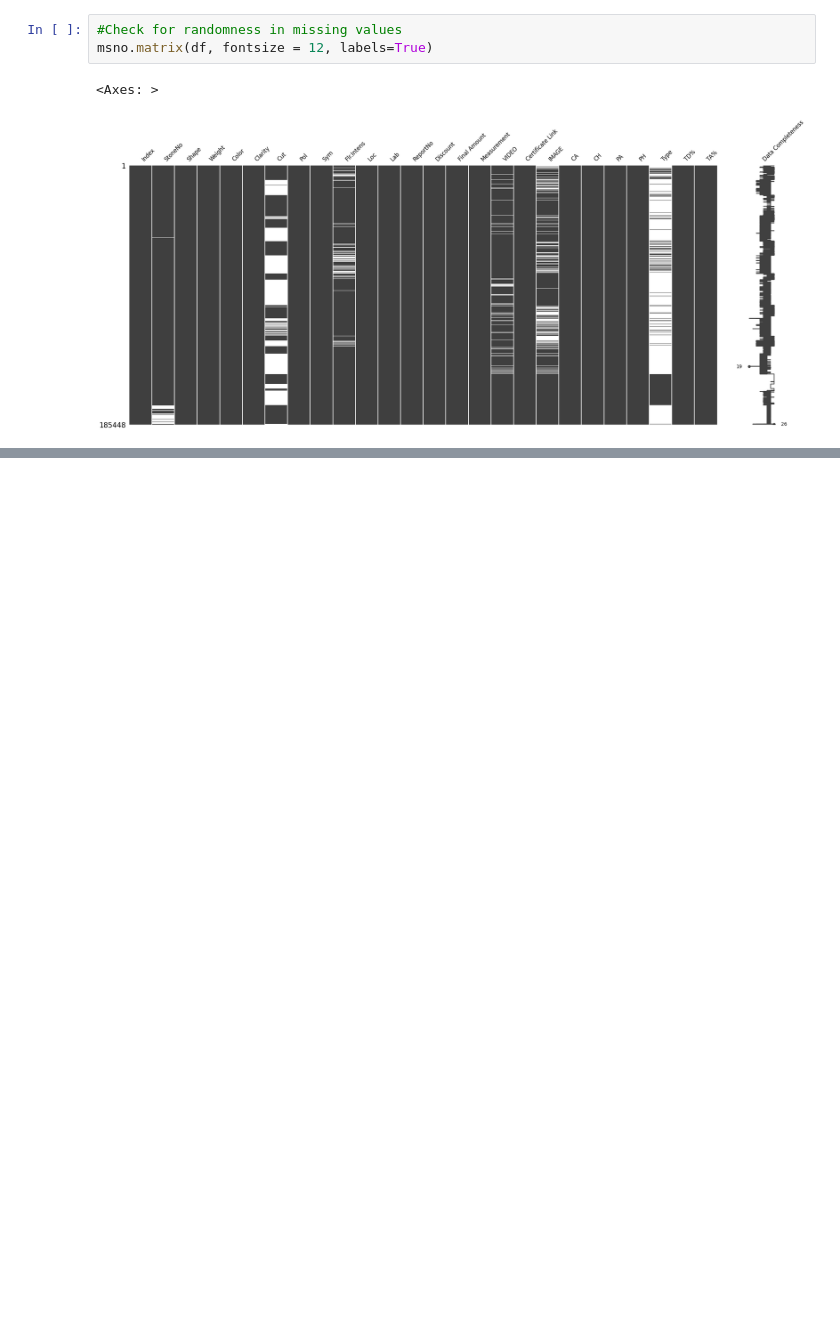
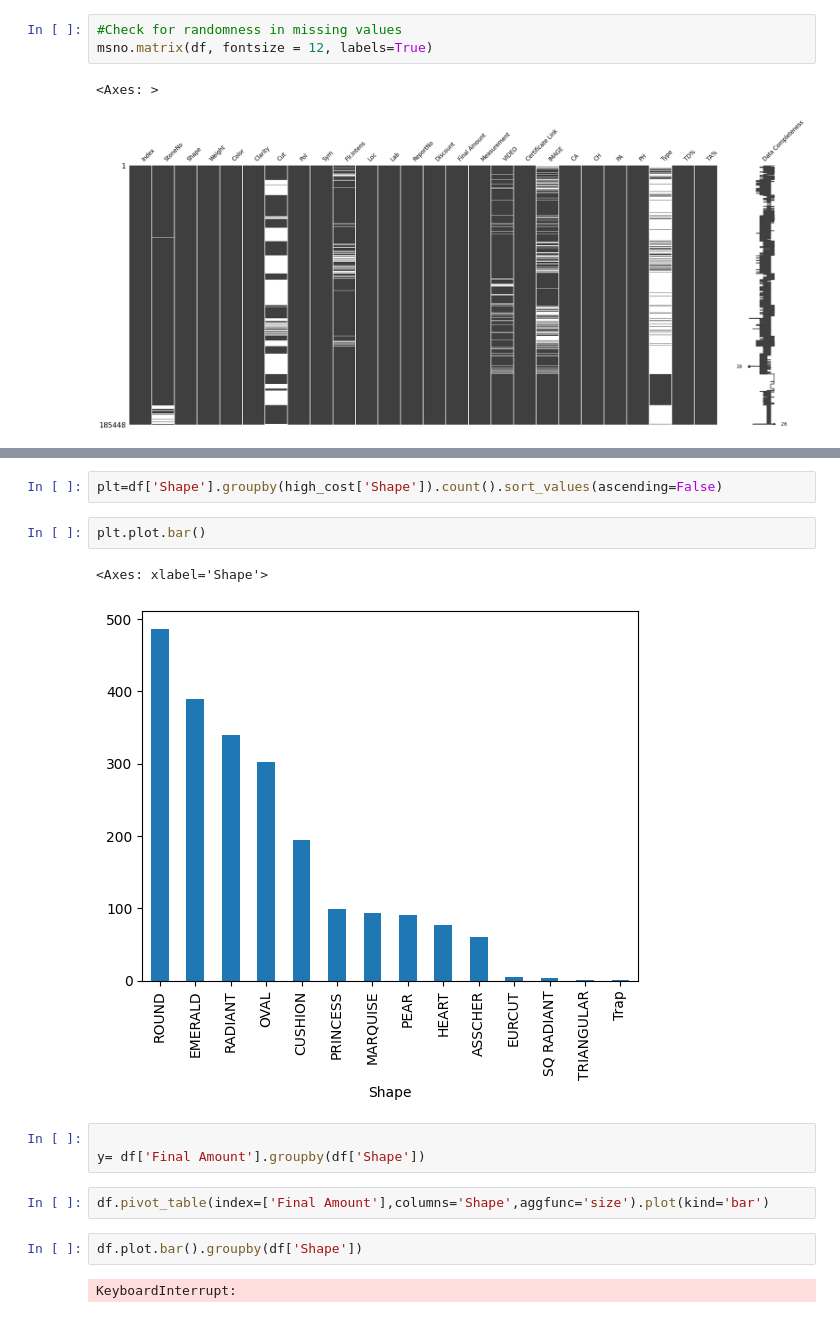
Before and after one commit to MollyKule/d214, a Jupyter notebook: D206_PA.ipynb, the cells around one changed output, grey strips where cells are left out. Cells and saved outputs as stored; diff of their text form; blank space fills up the shorter version.

```diff
--- a/D206_PA.ipynb
+++ b/D206_PA.ipynb
@@ -100,0 +106,16 @@ msno.matrix(df, fontsize = 12, labels=True)
+# %%
+plt=df['Shape'].groupby(high_cost['Shape']).count().sort_values(ascending=False)
+# %%
+plt.plot.bar()
+# %% [output]
+<Axes: xlabel='Shape'>
+[figure, added]
+# %%
+
+y= df['Final Amount'].groupby(df['Shape'])
+# %%
+df.pivot_table(index=['Final Amount'],columns='Shape',aggfunc='size').plot(kind='bar')
+# %%
+df.plot.bar().groupby(df['Shape'])
+# %% [output]
+KeyboardInterrupt:
```
Also changed, not shown: parts of 9 cells of this notebook.
